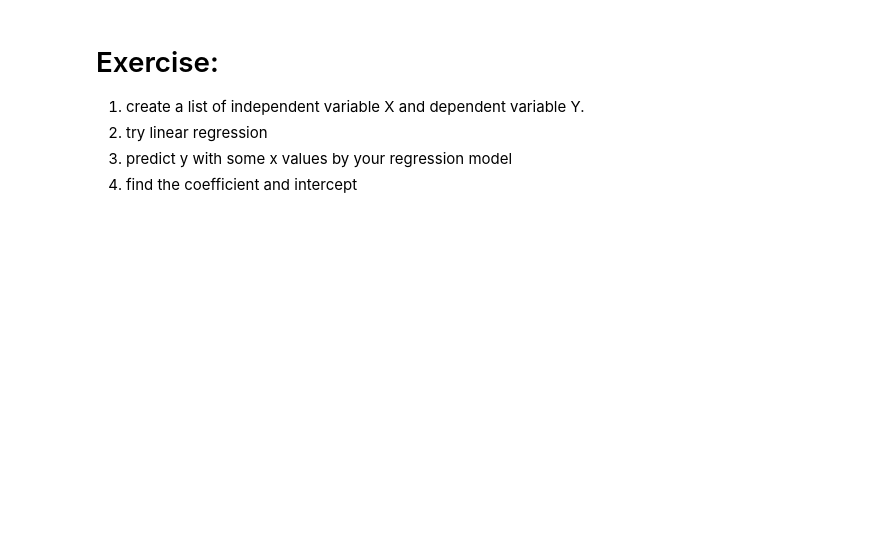
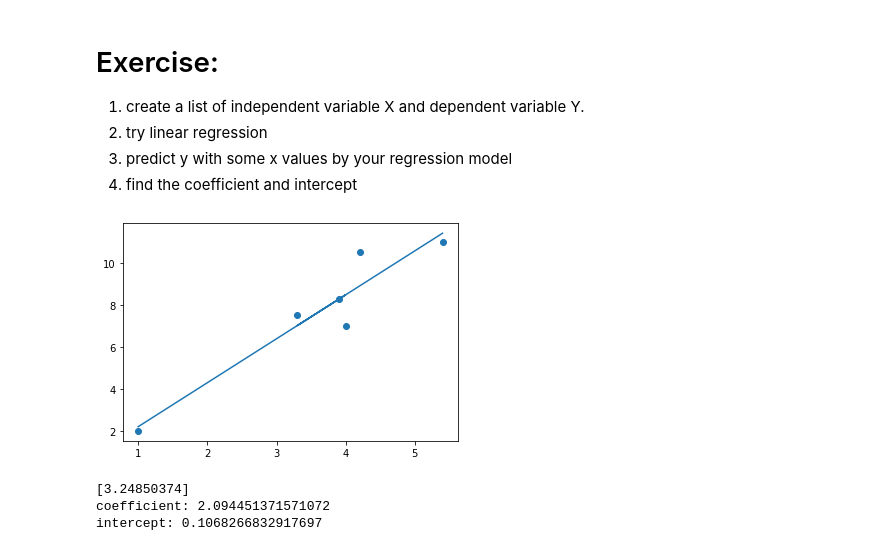
Before and after one commit to liangjiawenr/Python-Workshop, a Jupyter notebook: S4_Statistical_Inference.ipynb, the cells around one changed output. Cells and saved outputs as stored; diff of their text form; code cells hidden in the pictures; blank space fills up the shorter version.

```diff
--- a/S4_Statistical_Inference.ipynb
+++ b/S4_Statistical_Inference.ipynb
@@ -349,3 +430,31 @@ Notes:
 2. try linear regression
 3. predict y with some x values by your regression model
 4. find the coefficient and intercept
+# %%
+# Q1
+# X = np.array([[1,4],[3.3],[3.9],[4.2],[5.4]]).reshape(-1, 1)
+X = np.array([1,4,3.3,3.9,4.2,5.4]).reshape(-1, 1)
+# X1 = str(X).reshape(-1,1) # independent variables: 2 dimensional form
+Y = [2,7,7.5,8.3,10.5,11]
+
+# Q2
+l_reg = LinearRegression()
+l_reg.fit(X,Y)
+
+plt.scatter(X,Y)
+plt.plot(X, l_reg.predict(X))
+plt.show()
+
+# Q3
+y_hat = l_reg.predict([[1.5]])
+print(y_hat)
+
+# Q4
+print("coefficient:",reg.coef_[0])
+
+print("intercept:",reg.intercept_)
+# %% [output]
+[figure, added]
+[3.24850374]
+coefficient: 2.094451371571072
+intercept: 0.1068266832917697
```
Also changed, not shown: parts of 14 cells of this notebook, 1 other file.
